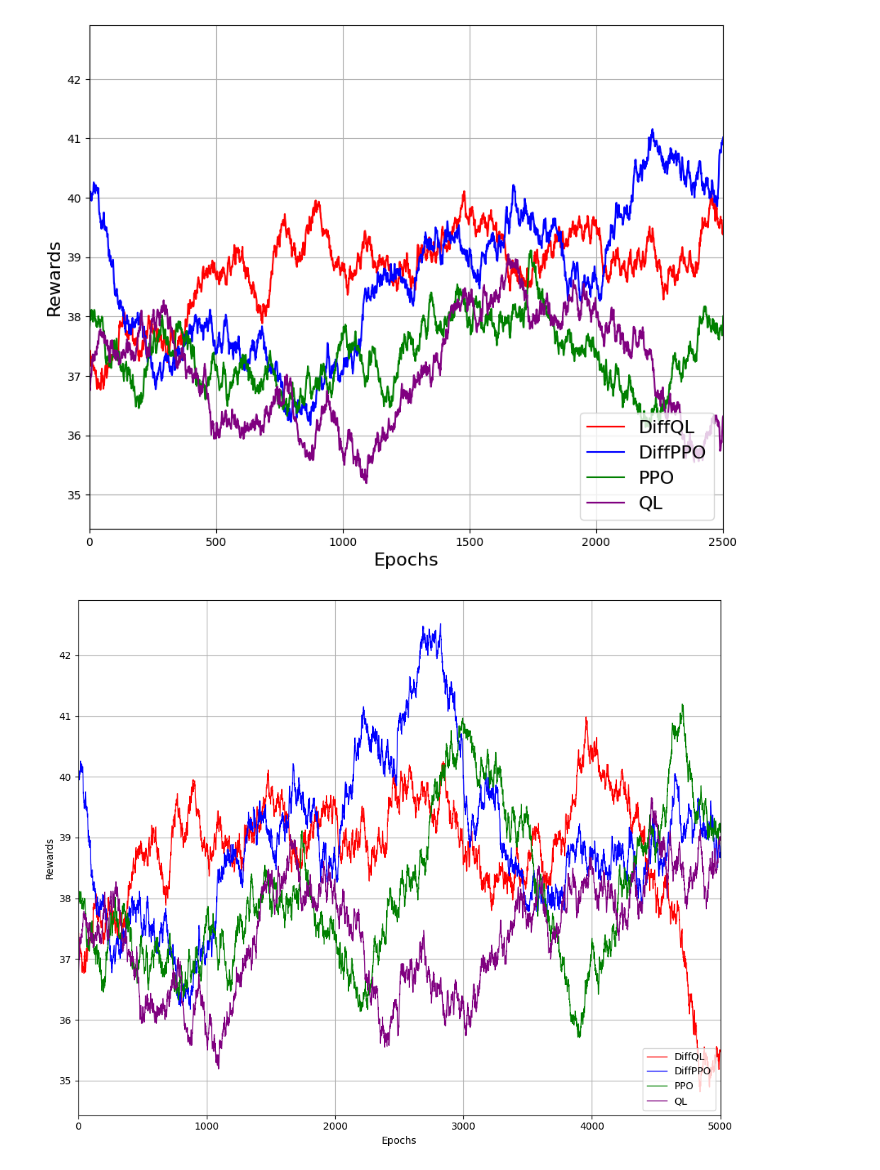
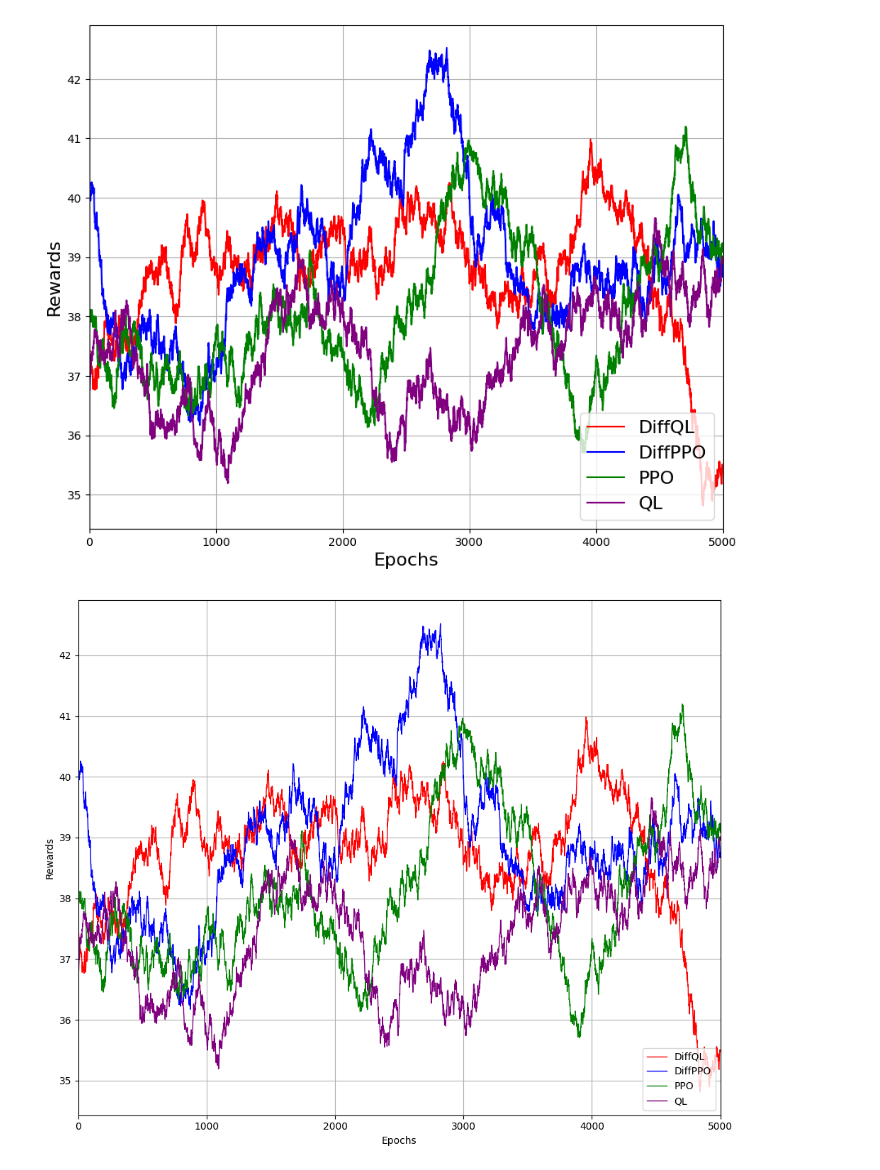
Before and after one commit to qkhanh711/Diffusion-Policies-for-RL, a Jupyter notebook: testUAV/plot copy.ipynb, the cells around one changed output. Saved outputs shown, nothing was run; the diff lists cells and outputs as text; code cells hidden in the pictures.

```diff
--- a/testUAV/plot copy.ipynb
+++ b/testUAV/plot copy.ipynb
@@ -38,35 +38,35 @@ colors_smoothed = {
     "QL": "#FF08FF",       # light yellow (lemon chiffon)
     "A2C": "#FFA500",      # orange
 }
 
 
 def plot_reward_curve(paths, window_size=800):
     plt.figure(figsize=(10, 8))
     for name, path in paths.items():
         data = np.load(path)
 
         # if name == "DiffPPO":
         #     # Sửa 10 epoch đầu thành tăng tuyến tính từ 25k đến ~28k
         #     sub = np.linspace(9500, 14000, 100)
         #     data[:20] = [(data[i]+ sub[i]) /2 for i in range(20)]
 
         # plt.plot(uniform_filter1d(data, window_size - 20), alpha=0.75, color=colors_smoothed[name])
         plt.plot(uniform_filter1d(data, window_size), label=name, color=colors[name])
 
     plt.legend(loc='lower right', fontsize=16)
-    plt.xlim(0, 2500)
+    plt.xlim(0, 5000)
     plt.xlabel('Epochs', fontsize=16)
     plt.ylabel('Rewards', fontsize=16)
     # plt.title('Smoothed Reward Curve')
     # plt.ylim(6000, 15000)
     # plt.xlim(0, 1)
     plt.grid(True)
     plt.savefig("save.png")
     plt.show()
 
 plot_reward_curve(paths)
 # %% [output]
-[figure, old version]
+[figure, new version]
 # %%
 import numpy as np
 import matplotlib.pyplot as plt
```
Also changed, not shown: parts of 2 cells of this notebook, 30 other files.
